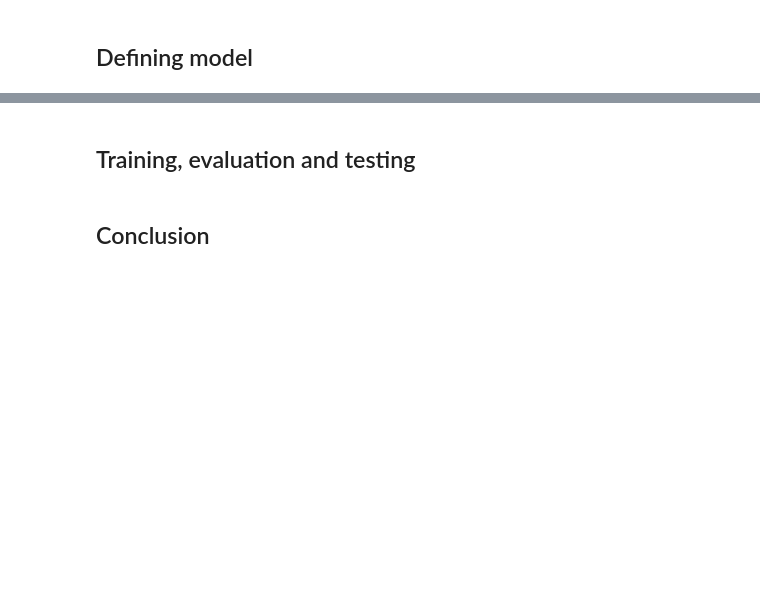
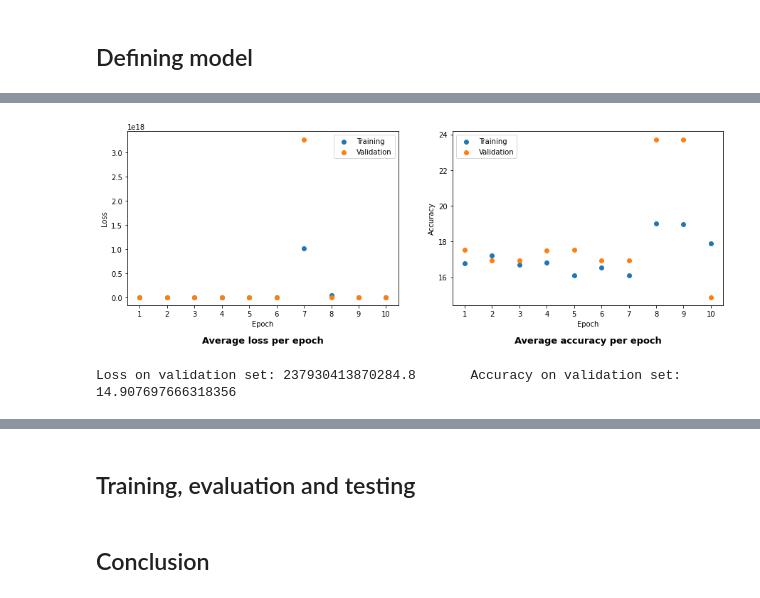
Before and after one commit to shamalle/emotion_recognition, a Jupyter notebook: emotion_recognition.ipynb, the cells around one changed output, grey strips where cells are left out. Drawn from its saved outputs; the diff is of its cells as text; code cells hidden in the pictures; blank space fills up the shorter version.

```diff
--- a/emotion_recognition.ipynb
+++ b/emotion_recognition.ipynb
@@ -179,0 +385,9 @@ torch.Size([1, 48, 48])
+# %%
+model = CNN()
+model = model.to(device)
+learning_rate = 0.1
+optimizer = torch.optim.Adam(model.parameters(), lr=learning_rate)
+n_epochs = 10
+loss_fn = nn.CrossEntropyLoss()
+# %%
+train_losses, train_accuracies, val_losses, val_accuracies = fit(model, train_dl, val_dl, optimizer, loss_fn, n_epochs)
@@ -179,0 +405,10 @@ torch.Size([1, 48, 48])
+# %%
+plot_metrics(n_epochs, train_losses, val_losses, train_accuracies, val_accuracies)
+# %% [output]
+[figure, added]
+# %%
+# Evaluate:
+loss, acc = test(model, val_dl, loss_fn)
+print('Loss on validation set: ' + str(loss) + '\tAccuracy on validation set: ' + str(acc))
+# %% [output]
+Loss on validation set: 237930413870284.8       Accuracy on validation set: 14.907697666318356
```
Also changed, not shown: parts of 17 cells of this notebook.
